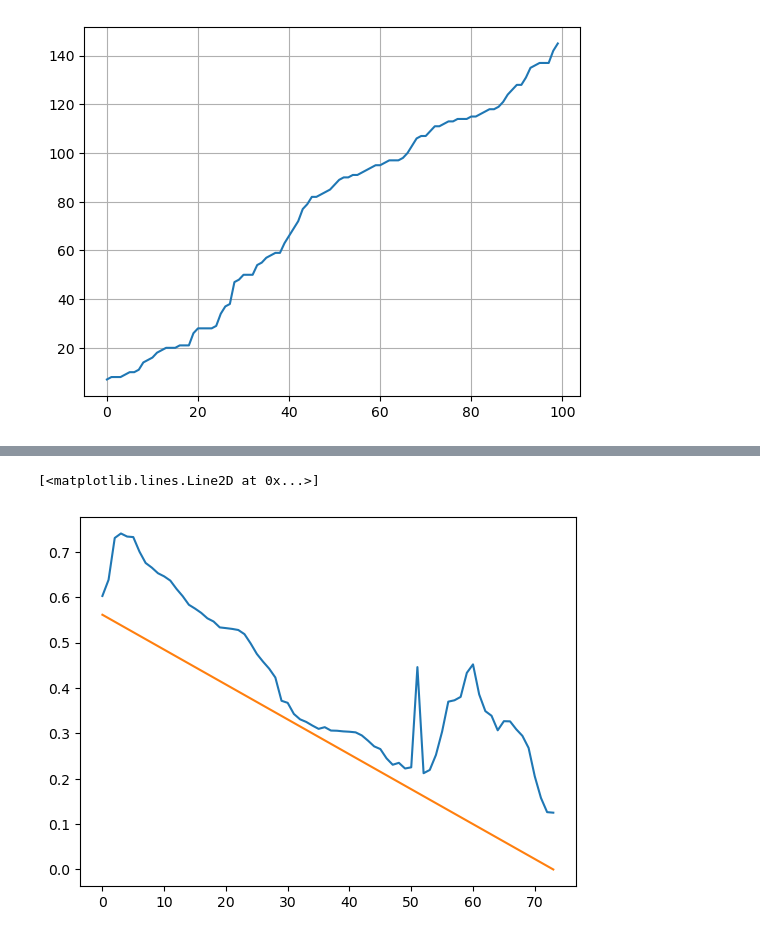
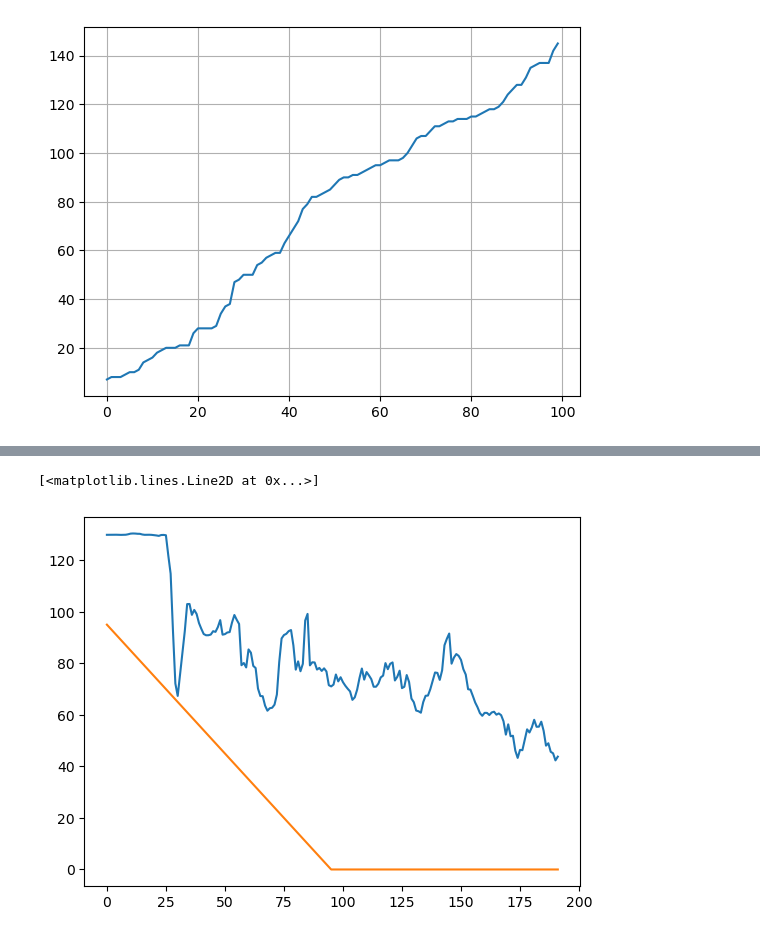
Before and after one commit to RangerCoF/CMPSS_RUL, a Jupyter notebook: main.ipynb, the cells around one changed output, grey strips where cells are left out. Saved outputs shown, nothing was run; the diff lists cells and outputs as text; code cells hidden in the pictures.

```diff
--- a/main.ipynb
+++ b/main.ipynb
@@ -102,8 +105,8 @@ test_label = torch.tensor(np.array(test_label), dtype=torch.float32)
 test_no = torch.tensor(np.array(test_no), dtype=torch.int32)
 # %%
 # Normalize label
-train_label = train_label / y_cap
-test_label = test_label / y_cap
+# train_label = train_label / y_cap
+# test_label = test_label / y_cap
 # %%
 class LSTM(nn.Module):
     def __init__(self, input_dim, hidden_dim, output_dim):
@@ -120,7 +123,7 @@ class LSTM(nn.Module):
         output = self.fc(final_out)
         return output.reshape(-1)
 # %%
-input_dim = 30 * 14
+input_dim = 14
 hidden_dim = 128
 output_dim = 1
 model = LSTM(input_dim, hidden_dim, output_dim)
@@ -135,7 +138,7 @@ test_dataset = TensorDataset(test_X, test_label)
 train_loader = DataLoader(dataset=train_dataset, batch_size=batch_size, shuffle=True)
 test_loader = DataLoader(dataset=test_dataset, batch_size=batch_size, shuffle=False)
 # %%
-num_epochs = 500
+num_epochs = 50
 for epoch in tqdm(range(num_epochs)):
     model.train()
 
@@ -169,0 +176,19 @@ Epoch [120/500], Step [100/118], Loss: 0.0003
+# %%
+num_epochs = 150
+for epoch in tqdm(range(num_epochs)):
+    model.train()
+
+    for i, (inputs, labels) in enumerate(train_loader):
+        # 前向传播
+        outputs = model(inputs)
+        loss = criterion(outputs, labels)
+
+        # 反向传播和优化
+        optimizer.zero_grad()
+        loss.backward()
+        optimizer.step()
+
+        if (epoch + 1) % 10 == 0 and (i + 1) % 100 == 0:
+            print(f'Epoch [{epoch+1}/{num_epochs}], Step [{i+1}/{len(train_loader)}], Loss: {loss.item():.4f}')
+
+print("训练结束")
@@ -178,8 +244,8 @@ plt.plot(train_label[train_no==5])
 # %%
 model.eval()
-pred = model(test_X[test_no==50]).detach().numpy()
+pred = model(test_X[test_no==10]).detach().numpy()
 plt.plot(pred)
-plt.plot(test_label[test_no==50])
+plt.plot(test_label[test_no==10])
 # %% [output]
 [<matplotlib.lines.Line2D at 0x...>]
-[figure, old version]
+[figure, new version]
```
Also changed, not shown: parts of 5 cells of this notebook.
